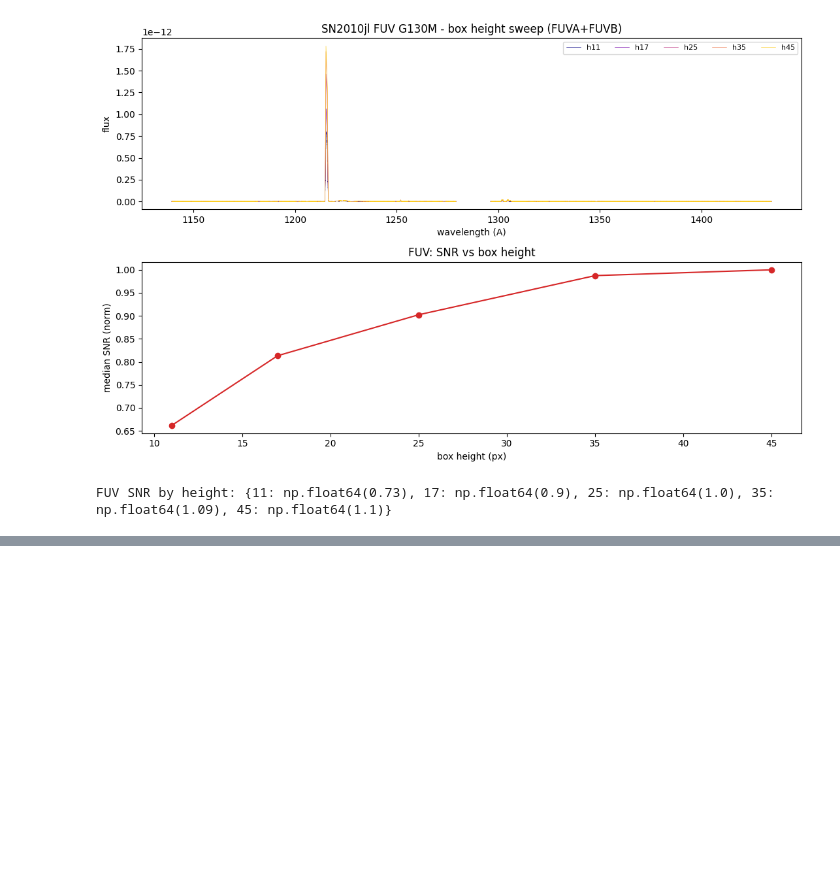
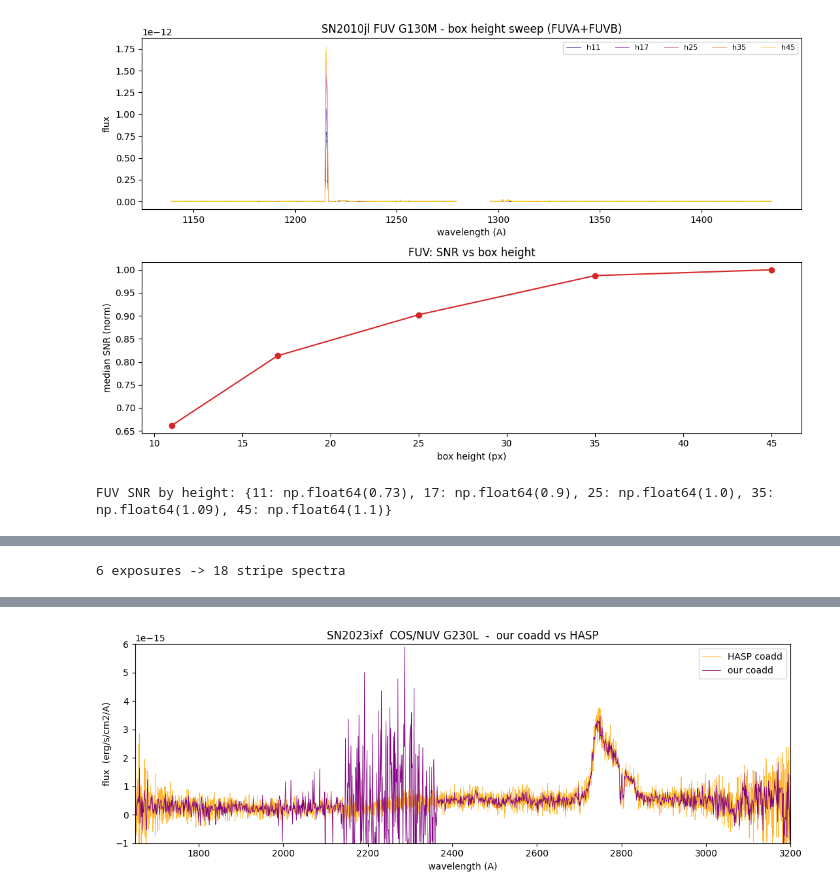
Before and after one commit to Ishaan2602/hst-uv-sn-spectra, a Jupyter notebook: cos_sandbox.ipynb, the cells around one changed output, grey strips where cells are left out. Cells and saved outputs as stored; diff of their text form; code cells hidden in the pictures; blank space fills up the shorter version.

Commit message:
STIS + COS coadds (resample + median combine)

```diff
--- a/cos_sandbox.ipynb
+++ b/cos_sandbox.ipynb
@@ -302,0 +308,44 @@ FUV SNR by height: {11: np.float64(0.73), 17: np.float64(0.9), 25: np.float64(1.
+# %%
+import glob, numpy as np
+import matplotlib.pyplot as plt
+import astropy.units as u
+from astropy.table import Table
+from specutils.manipulation import FluxConservingResampler
+try:
+    from specutils import Spectrum1D
+except ImportError:
+    from specutils import Spectrum as Spectrum1D
+
+# every stripe of every NUV exposure
+sums = sorted(glob.glob("./Data/2023ixf/mastDownload/HST/lf8803[0-9]*/lf8803*_x1dsum.fits"))
+allspec, wlo, whi = [], 1e9, 0.0
+for fn in sums:
+    t = Table.read(fn, hdu=1)
+    for i in range(len(t)):
+        g = t['DQ_WGT'][i] > 0
+        w, f = np.asarray(t['WAVELENGTH'][i][g], float), np.asarray(t['FLUX'][i][g], float)
+        if len(w) > 10:
+            o = np.argsort(w)
+            allspec.append((w[o], f[o]))
+            wlo, whi = min(wlo, w.min()), max(whi, w.max())
+print(f"{len(sums)} exposures -> {len(allspec)} stripe spectra")
+
+caxis = np.arange(wlo, whi, 1.0) * u.AA
+rs = FluxConservingResampler(extrapolation_treatment='nan_fill')
+flam = u.erg / u.s / u.cm**2 / u.AA
+stack = [rs(Spectrum1D(spectral_axis=w * u.AA, flux=f * flam), caxis).flux.value for w, f in allspec]
+ours = np.nanmedian(np.vstack(stack), axis=0)
+
+# HASP coadd to compare
+hc = Table.read(glob.glob("./Data/2023ixf/mastDownload/HST/hst_hasp*/*cspec.fits")[0], hdu=1)
+hw, hf = hc['WAVELENGTH'][0], hc['FLUX'][0]
+
+plt.figure(figsize=(11, 4))
+plt.plot(hw, hf, lw=0.6, color='orange', alpha=0.8, label='HASP coadd')
+plt.plot(caxis, ours, lw=0.6, color='purple', label='our coadd')
+plt.xlim(1650, 3200); plt.ylim(-1e-15, 6e-15)
+plt.xlabel('wavelength (A)'); plt.ylabel('flux  (erg/s/cm2/A)'); plt.legend()
+plt.title('SN2023ixf  COS/NUV G230L  -  our coadd vs HASP')
+plt.tight_layout(); plt.show()
+# %% [output]
+6 exposures -> 18 stripe spectra
@@ -302,0 +354 @@ FUV SNR by height: {11: np.float64(0.73), 17: np.float64(0.9), 25: np.float64(1.
+[figure, added]
```
Also changed, not shown: parts of 2 cells of this notebook, 2 other files.
